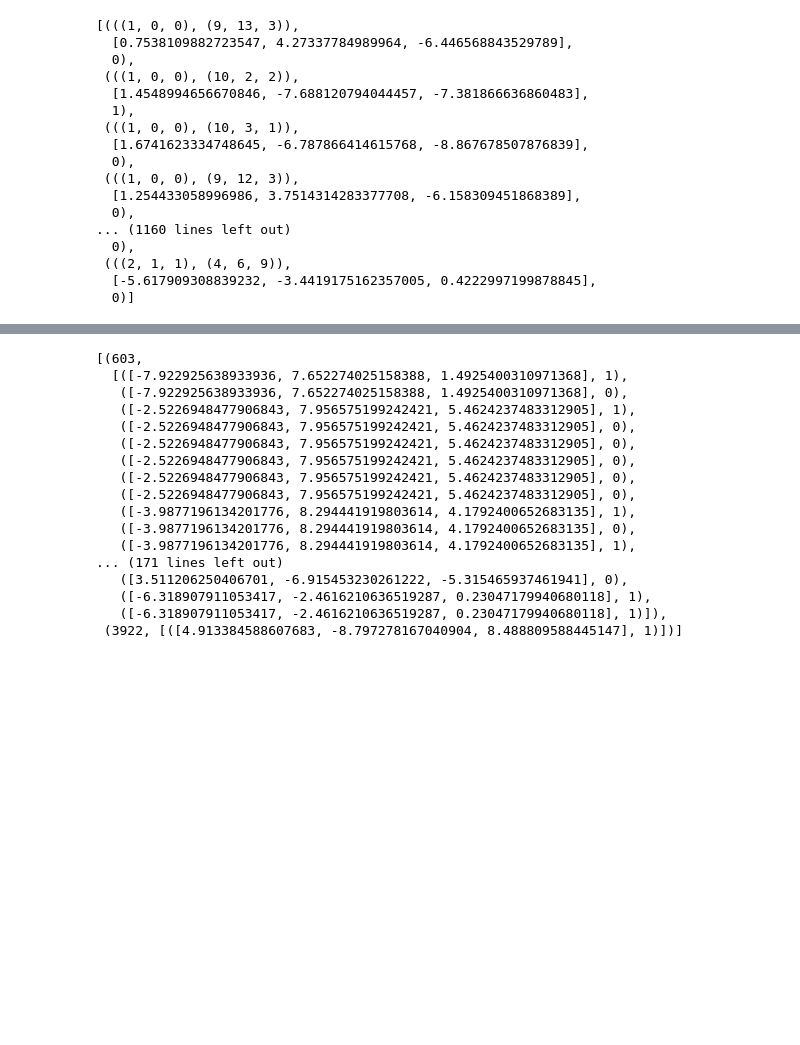
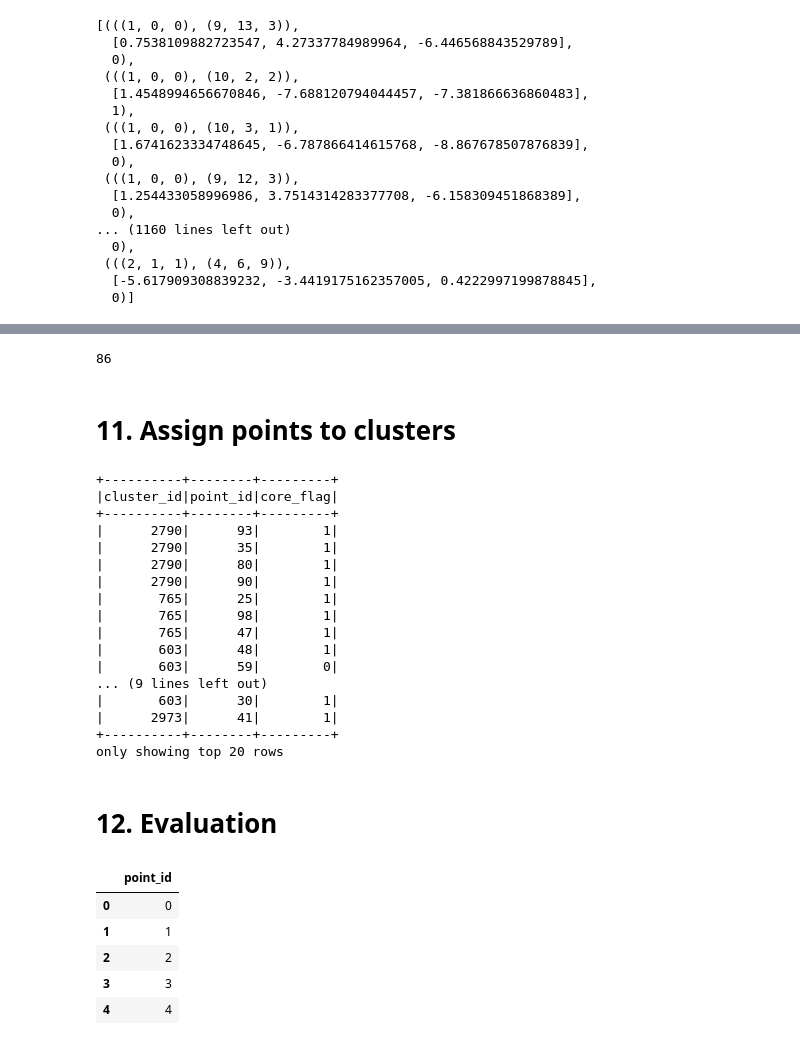
Before and after one commit to yzey1/ApproxDBSCAN_pyspark, a Jupyter notebook: experiment.ipynb, the cells around one changed output, grey strips where cells are left out. Drawn from its saved outputs; the diff is of its cells as text; code cells hidden in the pictures; blank space fills up the shorter version.

```diff
--- a/experiment.ipynb
+++ b/experiment.ipynb
@@ -386,24 +405,45 @@ points_with_flag.partitioner
+# %%
+len(set(points_flagged.keys().collect()))
+# %% [output]
+86
+# %% [markdown]
+# 11. Assign points to clusters
 # %%
-cluster = result.rdd.map(lambda x: (gid_to_pos[x[0]], x[1]))\
-                        .join(points_with_flag.map(lambda x: (x[0][1], (x[1], x[2]))))\
-                                .map(lambda x: (x[1][0], x[1][1]))\
-                                        .groupByKey().mapValues(list)
-cluster.collect()
+cluster = result.rdd.map(lambda x: (x[1], x[2]))\
+                        .join(points_flagged)\
+                        .map(lambda x: (x[1][0], x[1][1][0], x[1][1][1]))
+cluster_df = cluster.toDF(["cluster_id", "point_id", "core_flag"])
+cluster_df.show()
 # %% [output]
-[(603,
-  [([-7.922925638933936, 7.652274025158388, 1.4925400310971368], 1),
-   ([-7.922925638933936, 7.652274025158388, 1.4925400310971368], 0),
-   ([-2.5226948477906843, 7.956575199242421, 5.4624237483312905], 1),
-   ([-2.5226948477906843, 7.956575199242421, 5.4624237483312905], 0),
-   ([-2.5226948477906843, 7.956575199242421, 5.4624237483312905], 0),
-   ([-2.5226948477906843, 7.956575199242421, 5.4624237483312905], 0),
-   ([-2.5226948477906843, 7.956575199242421, 5.4624237483312905], 0),
-   ([-2.5226948477906843, 7.956575199242421, 5.4624237483312905], 0),
-   ([-3.9877196134201776, 8.294441919803614, 4.1792400652683135], 1),
-   ([-3.9877196134201776, 8.294441919803614, 4.1792400652683135], 0),
-   ([-3.9877196134201776, 8.294441919803614, 4.1792400652683135], 1),
-... (171 lines left out)
-   ([3.511206250406701, -6.915453230261222, -5.315465937461941], 0),
-   ([-6.318907911053417, -2.4616210636519287, 0.23047179940680118], 1),
-   ([-6.318907911053417, -2.4616210636519287, 0.23047179940680118], 1)]),
- (3922, [([4.913384588607683, -8.797278167040904, 8.488809588445147], 1)])]
++----------+--------+---------+
+|cluster_id|point_id|core_flag|
++----------+--------+---------+
+|      2790|      93|        1|
+|      2790|      35|        1|
+|      2790|      80|        1|
+|      2790|      90|        1|
+|       765|      25|        1|
+|       765|      98|        1|
+|       765|      47|        1|
+|       603|      48|        1|
+|       603|      59|        0|
+... (9 lines left out)
+|       603|      30|        1|
+|      2973|      41|        1|
++----------+--------+---------+
+only showing top 20 rows
+# %% [markdown]
+# 12. Evaluation
+# %%
+# cluster_df to pandas dataframe
+import pandas as pd
+
+df = pd.DataFrame(list(range(len(X))), columns=["point_id"])
+df.head()
+# %% [output]
+|  | point_id |
+| 0 | 0 |
+| 1 | 1 |
+| 2 | 2 |
+| 3 | 3 |
+| 4 | 4 |
```
Also changed, not shown: parts of 27 cells of this notebook.
